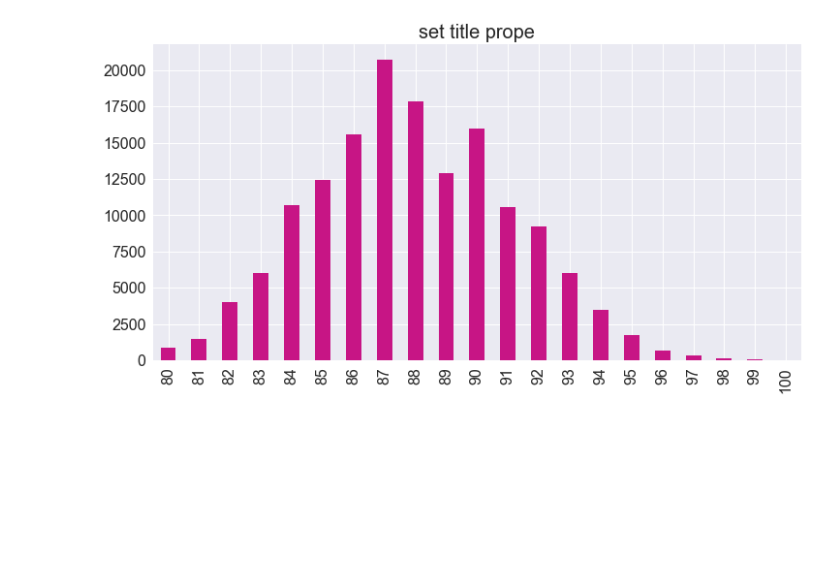
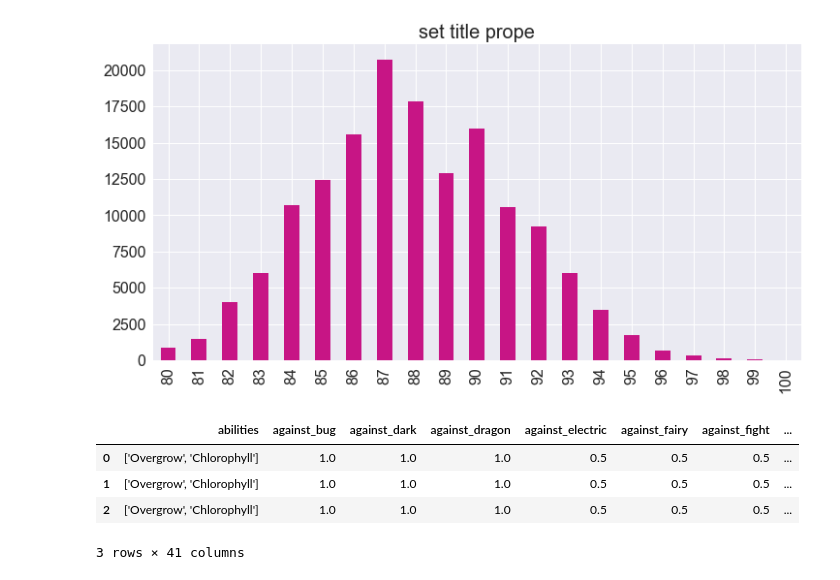
Before and after one commit to colorfulclouds/tensorflow2, a Jupyter notebook: data visualisation primer/seaborn_title_advanced-apply.ipynb, the cells around one changed output. Drawn from its saved outputs; the diff is of its cells as text; code cells hidden in the pictures; blank space fills up the shorter version.

```diff
--- a/data visualisation primer/Untitled1.ipynb
+++ b/data visualisation primer/seaborn_title_advanced-apply.ipynb
@@ -62,3 +62,12 @@ ax.set_title('set title prope' , fontsize=20)
 sns.despine(bottom=True , left=True)
 # %% [output]
 [figure]
+# %%
+pokemon = pd.read_csv('pokemon.csv')
+pokemon.head(3)
+# %% [output]
+|  | abilities | against_bug | against_dark | against_dragon | against_electric | against_fairy | against_fight | ... |
+| 0 | ['Overgrow', 'Chlorophyll'] | 1.0 | 1.0 | 1.0 | 0.5 | 0.5 | 0.5 | ... |
+| 1 | ['Overgrow', 'Chlorophyll'] | 1.0 | 1.0 | 1.0 | 0.5 | 0.5 | 0.5 | ... |
+| 2 | ['Overgrow', 'Chlorophyll'] | 1.0 | 1.0 | 1.0 | 0.5 | 0.5 | 0.5 | ... |
+3 rows × 41 columns
```
Also changed, not shown: parts of 2 cells of this notebook, 2 other files.
